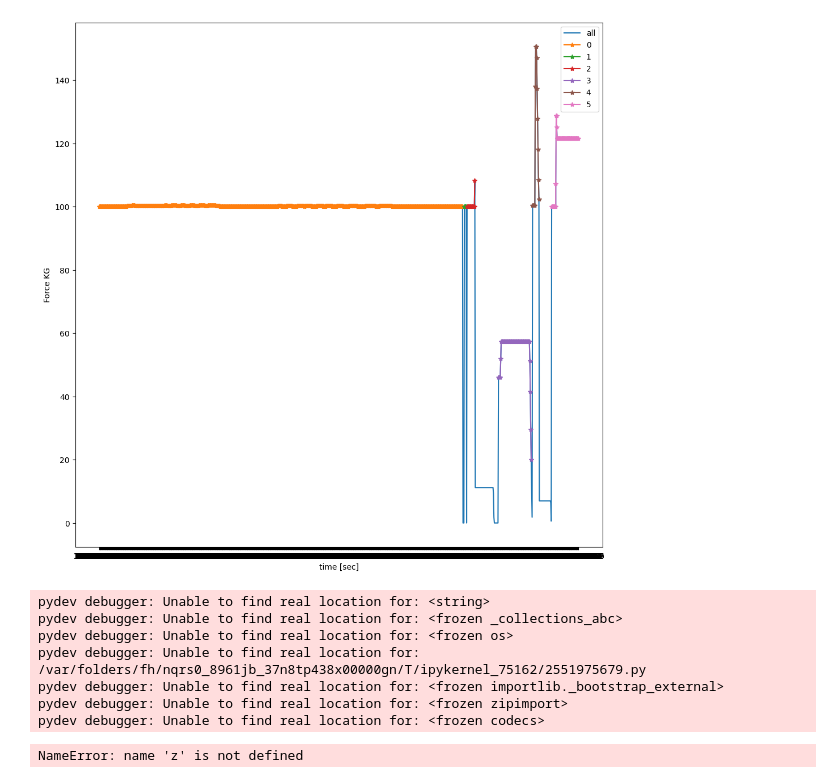
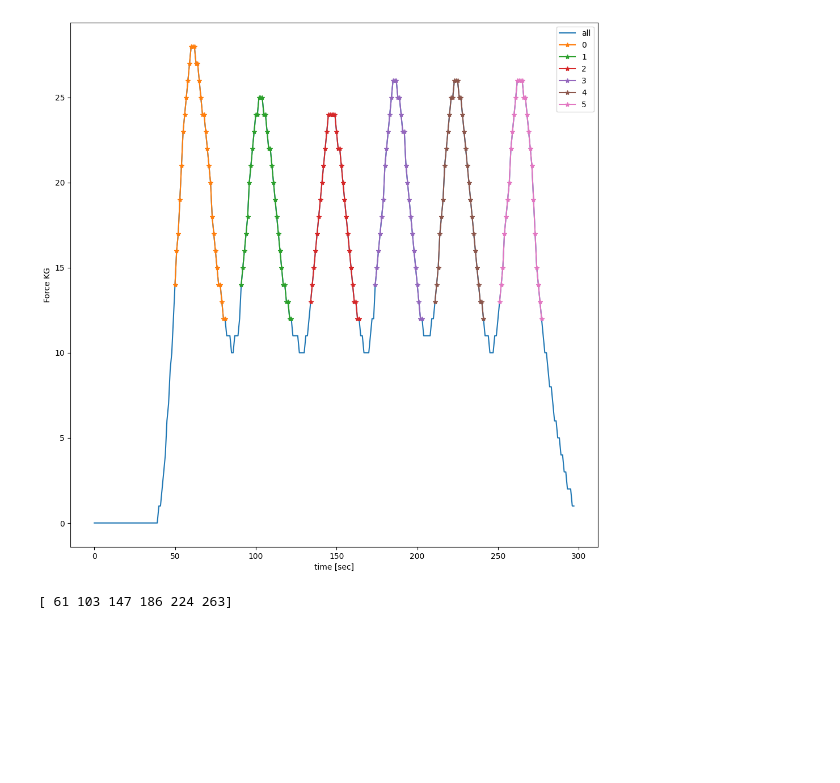
Before and after one commit to Mario2334/RepTracker, a Jupyter notebook: notebooks/rep_counter.ipynb, the cells around one changed output. Saved outputs shown, nothing was run; the diff lists cells and outputs as text; code cells hidden in the pictures; blank space fills up the shorter version.

```diff
--- a/notebooks/rep_counter.ipynb
+++ b/notebooks/rep_counter.ipynb
@@ -35,4 +41,5 @@ plt.show()
 # %%
+# Old Algorithm
 from scipy.signal import find_peaks
 def identify_reps(force_data):
     upward_thresh = 12.0
@@ -49,64 +56,36 @@ def identify_reps(force_data):
         if acc_value > upward_thresh:
             # if this is the first time we're encountering a high accelreation, write down that we identify a new segment start:
             if not segment_started:
                 segment_start_locations.append(index)
             segment_started = True
 
         if acc_value < upward_thresh:
             # if we're already inside a segment and observed a low acceleration, mark that the segment has ended
             if segment_started:
                 segment_end_locations.append(index)
             segment_started = False
     # handle edge case: if the recording ends with high accleeration, we end the last segment segment
     if segment_started:
         segment_end_locations.append(index)
 
     return (segment_start_locations, segment_end_locations)
 
 segment_starts, segment_ends = identify_reps(filtered_z)
-t = js['time']
+t = [i for i,v in enumerate(js['data'])]
 z = filtered_z
-# peaks2, t = find_peaks(z, prominence=1)      # BEST!
+peaks2, nt = find_peaks(z, prominence=1)      # BEST!
+# t = nt['left_bases']
 plt.figure(figsize=(12, 12))
 plt.plot(t, z, label='all')
 i = 0
 for start_loc,end_loc in zip(segment_starts, segment_ends):
     plt.plot(t[start_loc:end_loc], z[start_loc:end_loc], label=str(i), marker='*')
     i+=1
 plt.xlabel('time [sec]')
 plt.ylabel('Force KG')
 plt.legend()
 plt.show()
+print(peaks2)
 # %% [output]
-[figure, old version]
+[figure, new version]
+[ 61 103 147 186 224 263]
-# %%
-real_time_z = []
-time = []
-
-i = 0
-while i < len(z):
-    real_time_z.append(z[i])
-    time.append(t[i])
-    i = i + 1
-
-    if len(real_time_z) > 10:
-        segment_starts, segment_ends = identify_reps(real_time_z)
-        index = 0
-        if len(segment_starts) > 0 and len(segment_ends) > 0:
-            for start_loc,end_loc in zip(segment_starts, segment_ends):
-                plt.plot(time[start_loc:end_loc], real_time_z[start_loc:end_loc], label=str(index), marker='*')
-                index+=1
-            plt.plot(time, real_time_z, label='all')
-            plt.xlabel('time [sec]')
-            plt.ylabel('Force KG')
-            plt.legend()
-            plt.show()
-# %% [output]
-pydev debugger: Unable to find real location for: <string>
-pydev debugger: Unable to find real location for: <frozen _collections_abc>
-pydev debugger: Unable to find real location for: <frozen os>
-pydev debugger: Unable to find real location for: /var/folders/fh/nqrs0_8961jb_37n8tp438x00000gn/T/ipykernel_75162/2551975679.py
-pydev debugger: Unable to find real location for: <frozen importlib._bootstrap_external>
-pydev debugger: Unable to find real location for: <frozen zipimport>
-pydev debugger: Unable to find real location for: <frozen codecs>
-NameError: name 'z' is not defined
```
Also changed, not shown: parts of 6 cells of this notebook, 1 other file.
